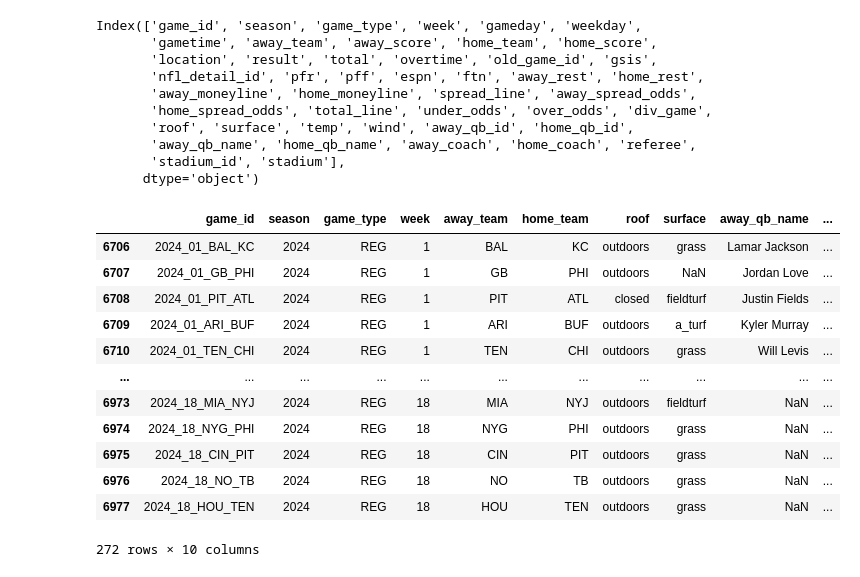
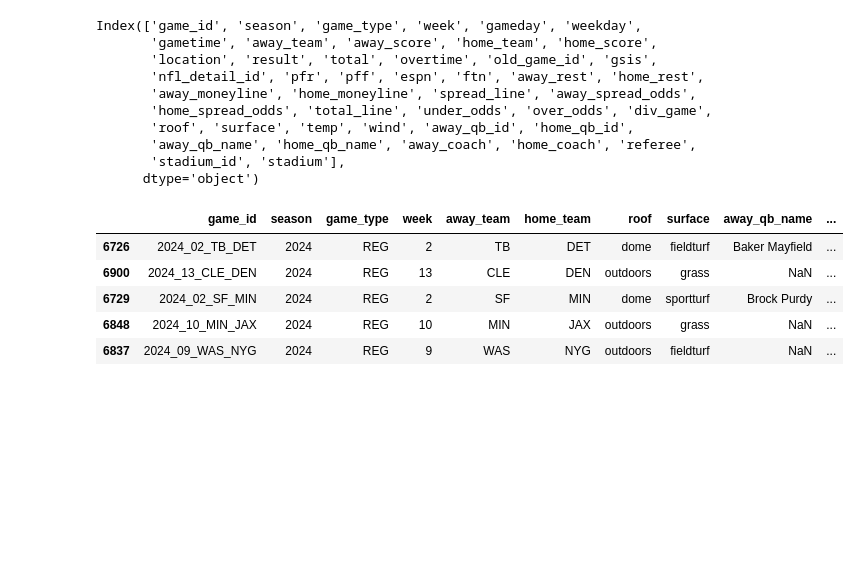
Before and after one commit to bhuggard/CheckTheCover, a Jupyter notebook: testnocom.ipynb, the cells around one changed output. Cells and saved outputs as stored; diff of their text form; code cells hidden in the pictures; blank space fills up the shorter version.

```diff
--- a/testnocom.ipynb
+++ b/testnocom.ipynb
@@ -512,18 +712,11 @@ schedules_df_less = schedules_df.drop(columns = ['gameday', 'weekday',
 
 #maybe include ['away_moneyline', 'home_moneyline', 'spread_line', 'away_spread_odds','home_spread_odds', 'total_line', 'under_odds', 'over_odds'] in future work
 # %%
-schedules_df_less
+schedules_df_less.sample(5)
 # %% [output]
 |  | game_id | season | game_type | week | away_team | home_team | roof | surface | away_qb_name | ... |
-| 6706 | 2024_01_BAL_KC | 2024 | REG | 1 | BAL | KC | outdoors | grass | Lamar Jackson | ... |
-| 6707 | 2024_01_GB_PHI | 2024 | REG | 1 | GB | PHI | outdoors | NaN | Jordan Love | ... |
-| 6708 | 2024_01_PIT_ATL | 2024 | REG | 1 | PIT | ATL | closed | fieldturf | Justin Fields | ... |
-| 6709 | 2024_01_ARI_BUF | 2024 | REG | 1 | ARI | BUF | outdoors | a_turf | Kyler Murray | ... |
-| 6710 | 2024_01_TEN_CHI | 2024 | REG | 1 | TEN | CHI | outdoors | grass | Will Levis | ... |
-| ... | ... | ... | ... | ... | ... | ... | ... | ... | ... | ... |
-| 6973 | 2024_18_MIA_NYJ | 2024 | REG | 18 | MIA | NYJ | outdoors | fieldturf | NaN | ... |
-| 6974 | 2024_18_NYG_PHI | 2024 | REG | 18 | NYG | PHI | outdoors | grass | NaN | ... |
-| 6975 | 2024_18_CIN_PIT | 2024 | REG | 18 | CIN | PIT | outdoors | grass | NaN | ... |
-| 6976 | 2024_18_NO_TB | 2024 | REG | 18 | NO | TB | outdoors | grass | NaN | ... |
-| 6977 | 2024_18_HOU_TEN | 2024 | REG | 18 | HOU | TEN | outdoors | grass | NaN | ... |
+| 6726 | 2024_02_TB_DET | 2024 | REG | 2 | TB | DET | dome | fieldturf | Baker Mayfield | ... |
+| 6900 | 2024_13_CLE_DEN | 2024 | REG | 13 | CLE | DEN | outdoors | grass | NaN | ... |
+| 6729 | 2024_02_SF_MIN | 2024 | REG | 2 | SF | MIN | dome | sportturf | Brock Purdy | ... |
+| 6848 | 2024_10_MIN_JAX | 2024 | REG | 10 | MIN | JAX | outdoors | grass | NaN | ... |
+| 6837 | 2024_09_WAS_NYG | 2024 | REG | 9 | WAS | NYG | outdoors | fieldturf | NaN | ... |
-272 rows × 10 columns
```
Also changed, not shown: parts of 19 cells of this notebook.
